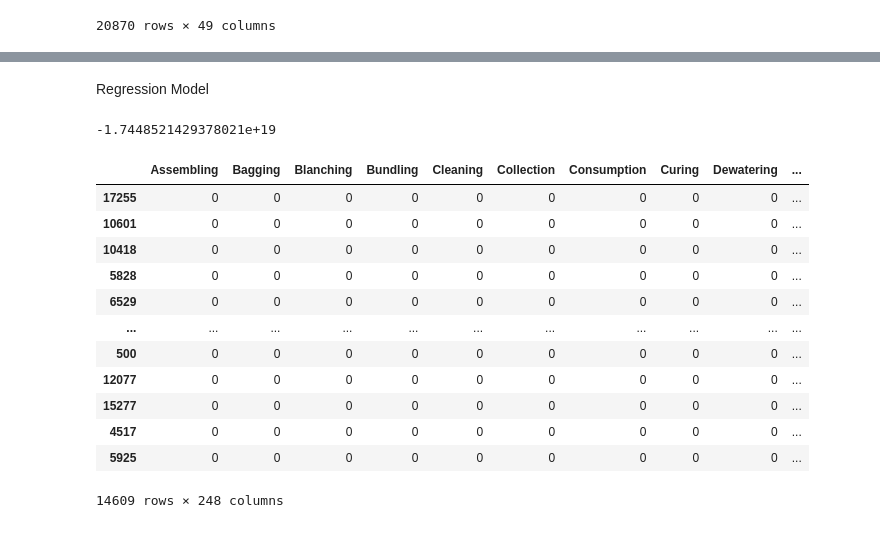
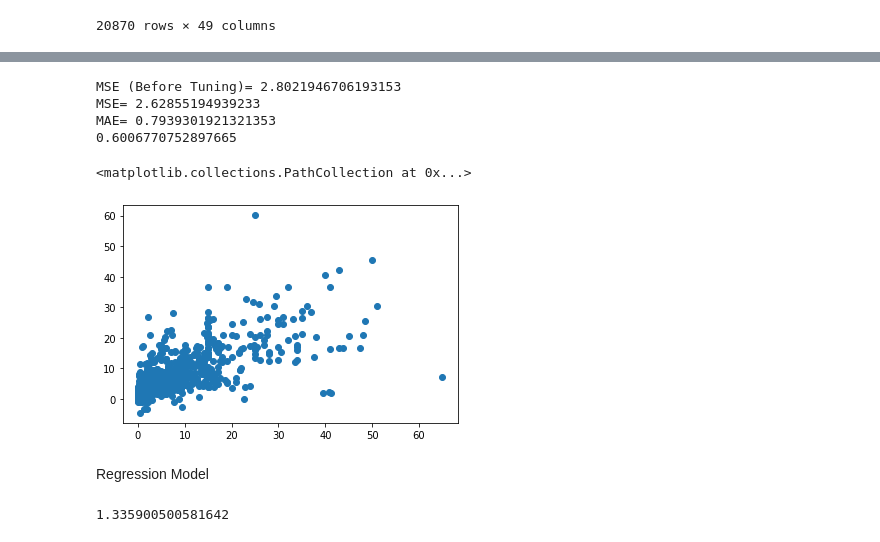
Before and after one commit to murathansygl/Food-Supply-Chain, a Jupyter notebook: module_1.ipynb, the cells around one changed output, grey strips where cells are left out. Drawn from its saved outputs; the diff is of its cells as text; code cells hidden in the pictures.

```diff
--- a/module_1.ipynb
+++ b/module_1.ipynb
@@ -218,10 +229,52 @@ X_train, X_test, Y_train, Y_test = train_test_split(X, Y, test_size=0.3, random_
+# %%
+
+from sklearn.metrics import mean_absolute_error
+
+
+y_pred=model.predict(X_test)
+print("MSE (Before Tuning)=",np.sqrt(mean_squared_error(Y_test,y_pred)))
+
+# "hidden_layer_sizes":[(10,2),(10,20),(10,100),(5,10)]
+
+#MODEL TUNING***
+# mlp_params={"alpha":[1, 0.1,0.01,0.001,0.0001,0.00001],
+#              "hidden_layer_sizes":[(10,2),(10,20),(2,10),(10,10)],
+#              "learning_rate_init":[0.001,0.01,0.1,1]}
+# mlp_cv_model=GridSearchCV(model,mlp_params,cv=5, verbose=2, n_jobs=-1).fit(X_train,Y_train)
+# print(mlp_cv_model.best_params_)
+
+# {'alpha': 1, 'hidden_layer_sizes': (10, 10), 'learning_rate_init': 0.001}
+
+
+# #final modeli oluşturma
+mlp_tuned=MLPRegressor(alpha=1, hidden_layer_sizes=(50,50), learning_rate_init=0.001).fit(X_train,Y_train)
+#y_pred=mlp_tuned.predict(X_test)
+y_pred=mlp_tuned.predict(X_test)  #x_test vardı/////////////////////////////////////////////////////////////////////////////////////////////////////
+#y_pred=pd.DataFrame(data=y_pred, columns=["y_pred"])
+print("MSE=",np.sqrt(mean_squared_error(Y_test,y_pred)))
+# sum=0
+# i=0
+# for i in range(0,len(y_pred)):
+#     sum=sum+np.abs(Y_train.iloc[i,0]-y_pred[i])/Y_train.iloc[i,0]
+#     i=i+1
+
+print("MAE=",mean_absolute_error(Y_test,y_pred))
+y_pred_ann=mlp_tuned.predict(X_test)
+df["predicted"]=pd.DataFrame(data=y_pred_full)
+print(mlp_tuned.score(X_test, Y_test))
+# %% [output]
+MSE (Before Tuning)= 2.8021946706193153
+MSE= 2.62855194939233
+MAE= 0.7939301921321353
+0.6006770752897665
+# %%
+from matplotlib import pyplot as plt
+plt.scatter(Y_test,y_pred_full)
+# %% [output]
+<matplotlib.collections.PathCollection at 0x...>
+[figure, added]
 # %% [markdown]
 Regression Model
-# %%
-reg = LinearRegression().fit(X_train, Y_train)
-reg.score(X_test, Y_test)
-# %% [output]
--1.7448521429378021e+19
 # %%
 lambdaRange = range(1,100)
 bestRsq = 0.0                                                # To contain the best R^2.
@@ -235,4 +288,9 @@ for aLambda in lambdaRange:
         bestLambda = aLambda
         print("Lambda = ", bestLambda, " and  R^2 = ", np.round(rsq,3))
 lasso = Lasso(bestLambda)                                    # Final run with the bestLambda.
-lasso.fit(X,Y)
+lasso.fit(X_train,Y_train)
+y_pred_lasso=lasso.predict(X_test)
+
+mean_absolute_error(Y_test,y_pred_lasso)
+# %% [output]
+1.335900500581642
@@ -241,16 +296,0 @@ from sklearn.svm import SVR
-# %%
-X_train
-# %% [output]
-|  | Assembling | Bagging | Blanching | Bundling | Cleaning | Collection | Consumption | Curing | Dewatering | ... |
-| 17255 | 0 | 0 | 0 | 0 | 0 | 0 | 0 | 0 | 0 | ... |
-| 10601 | 0 | 0 | 0 | 0 | 0 | 0 | 0 | 0 | 0 | ... |
-| 10418 | 0 | 0 | 0 | 0 | 0 | 0 | 0 | 0 | 0 | ... |
-| 5828 | 0 | 0 | 0 | 0 | 0 | 0 | 0 | 0 | 0 | ... |
-| 6529 | 0 | 0 | 0 | 0 | 0 | 0 | 0 | 0 | 0 | ... |
-| ... | ... | ... | ... | ... | ... | ... | ... | ... | ... | ... |
-| 500 | 0 | 0 | 0 | 0 | 0 | 0 | 0 | 0 | 0 | ... |
-| 12077 | 0 | 0 | 0 | 0 | 0 | 0 | 0 | 0 | 0 | ... |
-| 15277 | 0 | 0 | 0 | 0 | 0 | 0 | 0 | 0 | 0 | ... |
-| 4517 | 0 | 0 | 0 | 0 | 0 | 0 | 0 | 0 | 0 | ... |
-| 5925 | 0 | 0 | 0 | 0 | 0 | 0 | 0 | 0 | 0 | ... |
-14609 rows × 248 columns
```
Also changed, not shown: parts of 14 cells of this notebook, 1 other file.
